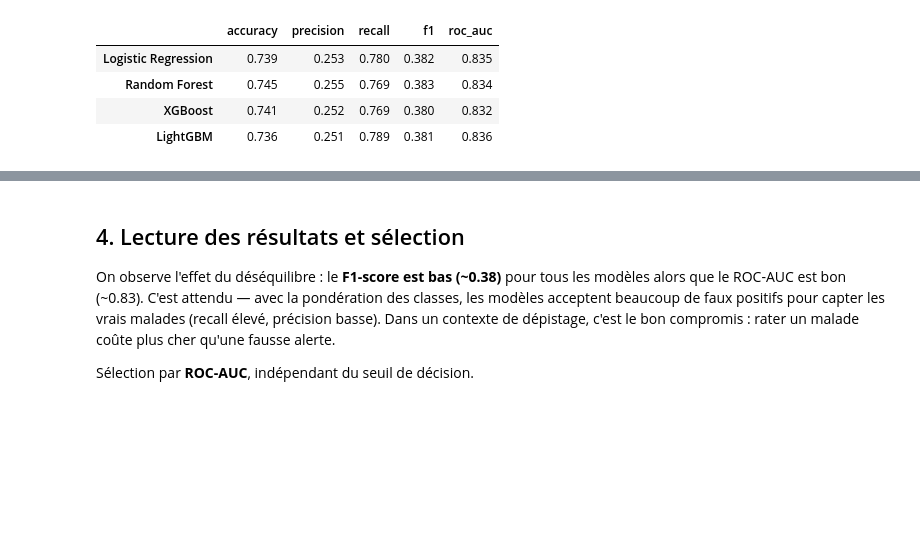
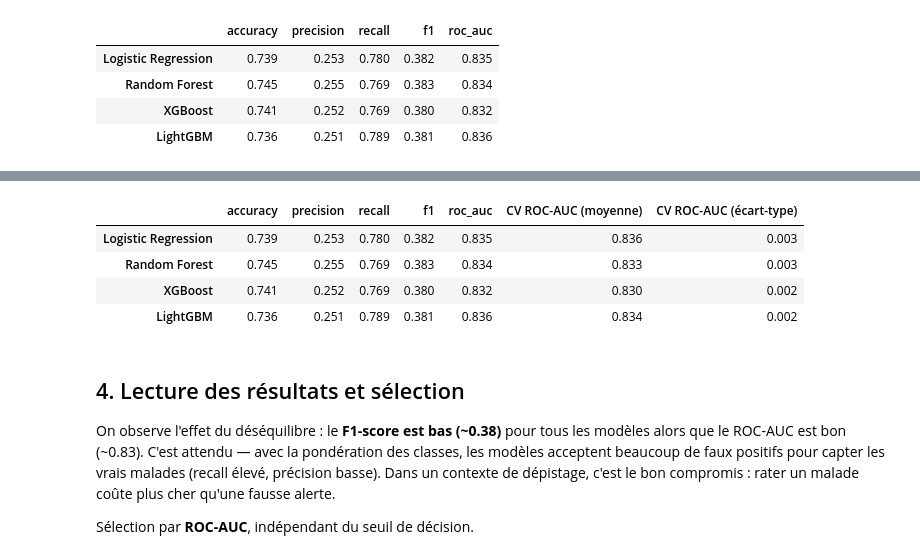
Before and after one commit to KANTIN-FAGN/cardiorisk_project, a Jupyter notebook: notebooks/heart_disease/03_modeling.ipynb, the cells around one changed output, grey strips where cells are left out. Drawn from its saved outputs; the diff is of its cells as text; code cells hidden in the pictures; blank space fills up the shorter version.

```diff
--- a/notebooks/heart_disease/03_modeling.ipynb
+++ b/notebooks/heart_disease/03_modeling.ipynb
@@ -117,3 +124,22 @@ scale_pos_weight = 8.7
+# %%
+from sklearn.model_selection import StratifiedKFold, cross_val_score
+
+cv = StratifiedKFold(n_splits=5, shuffle=True, random_state=42)
+
+cv_rows = {}
+for name, model in build_models(scale_pos_weight).items():
+    scores = cross_val_score(model, X_train_s, y_train, cv=cv, scoring="roc_auc")
+    cv_rows[name] = {"CV ROC-AUC (moyenne)": scores.mean(), "CV ROC-AUC (écart-type)": scores.std()}
+
+cv_table = pd.DataFrame(cv_rows).T.round(3)
+comparison = comparison.join(cv_table)
+comparison
+# %% [output]
+|  | accuracy | precision | recall | f1 | roc_auc | CV ROC-AUC (moyenne) | CV ROC-AUC (écart-type) |
+| Logistic Regression | 0.739 | 0.253 | 0.780 | 0.382 | 0.835 | 0.836 | 0.003 |
+| Random Forest | 0.745 | 0.255 | 0.769 | 0.383 | 0.834 | 0.833 | 0.003 |
+| XGBoost | 0.741 | 0.252 | 0.769 | 0.380 | 0.832 | 0.830 | 0.002 |
+| LightGBM | 0.736 | 0.251 | 0.789 | 0.381 | 0.836 | 0.834 | 0.002 |
 # %% [markdown]
 ## 4. Lecture des résultats et sélection
 
```
Also changed, not shown: parts of 1 cell of this notebook, 6 other files.
